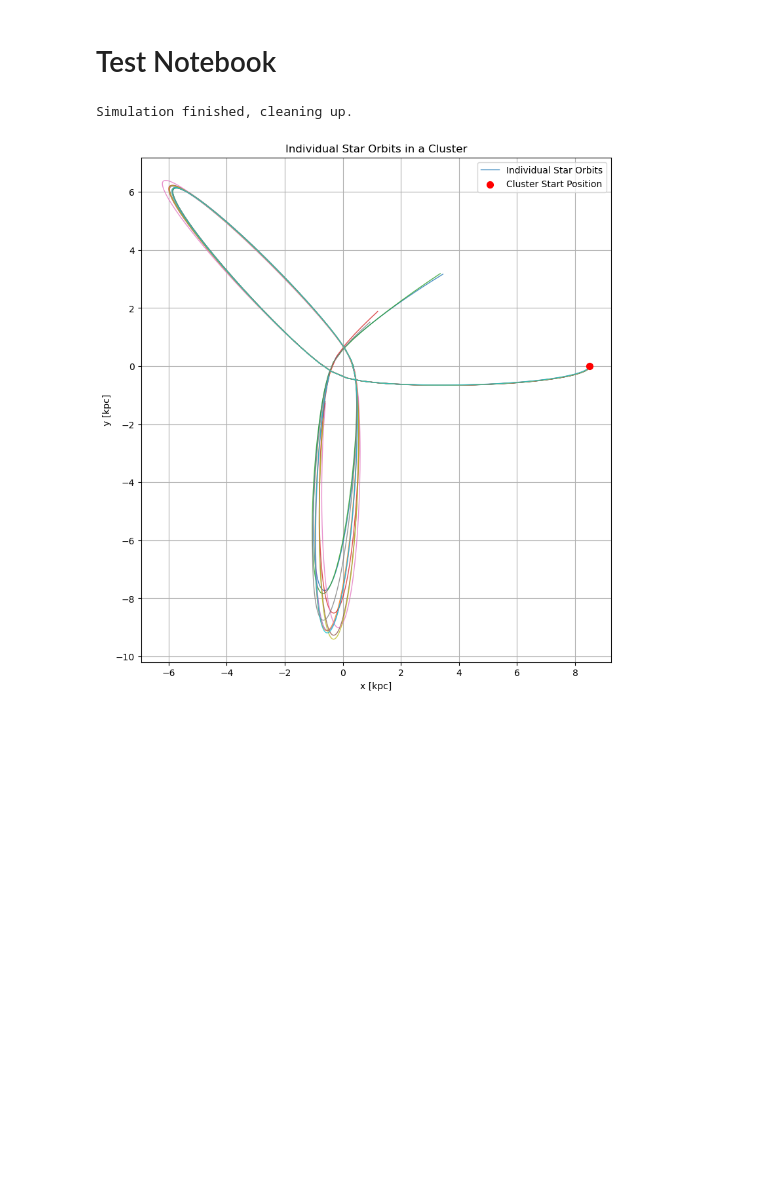
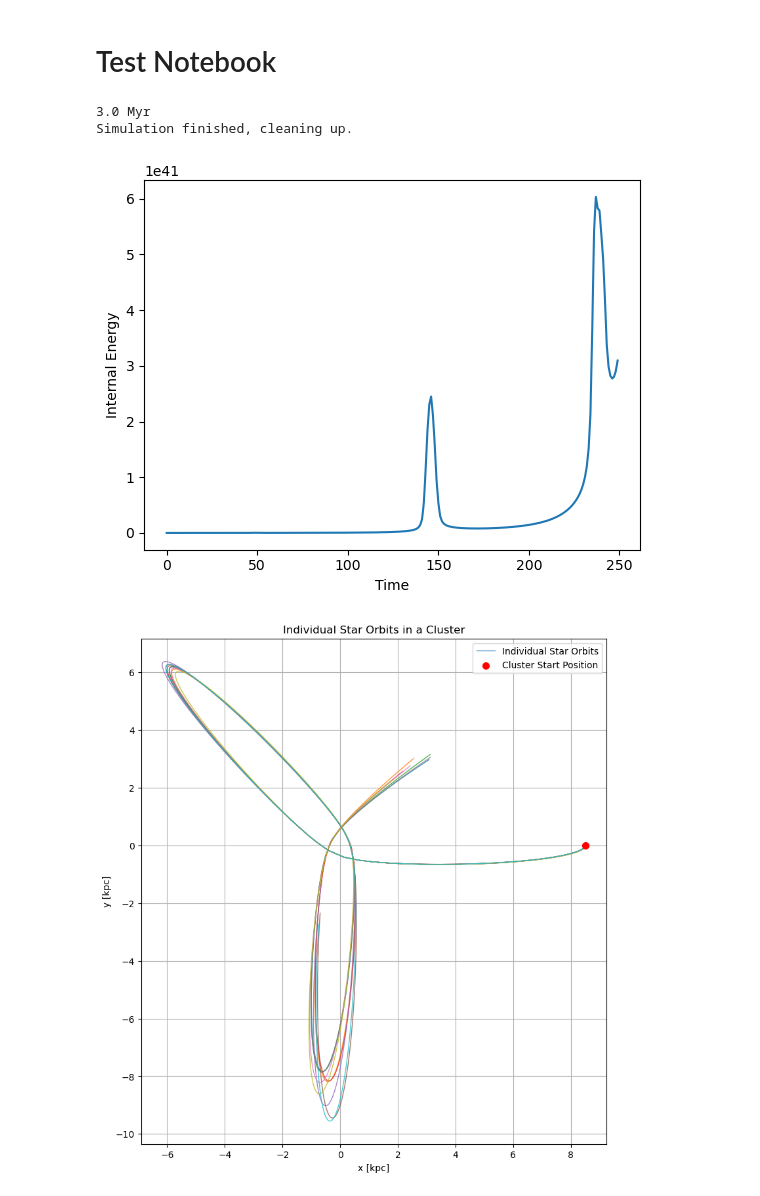
Before and after one commit to mostraus/AMUSE-Group11, a Jupyter notebook: Test.ipynb, the cells around one changed output. Drawn from its saved outputs; the diff is of its cells as text; code cells hidden in the pictures; blank space fills up the shorter version.

Commit message:
First Galaxy with cluster test 2

```diff
--- a/Test.ipynb
+++ b/Test.ipynb
@@ -18,13 +18,16 @@ MWG = MilkyWay_galaxy()
 # %%
 N_stars = 10
 plummer_radius = 10
 initial_pos = [8.5,0,0] | units.kpc
 initial_vel = [0,-22,0] | units.kms
 cluster = make_cluster_plummer(N_stars, plummer_radius)
-out = setup(MWG, cluster, vel=initial_vel, N_stars=N_stars, pos=initial_pos)
+cluster2 = cluster.copy()
+out = setup(MWG, cluster2, vel=initial_vel, N_stars=N_stars, pos=initial_pos)
 traj = run(*out)
 plot(traj, N_stars, initial_pos)
 # %% [output]
+3.0 Myr
 Simulation finished, cleaning up.
-[figure, old version]
+[figure, new version]
+[figure, added]
 # %%
```
Also changed, not shown: parts of 3 cells of this notebook, 1 other file.
